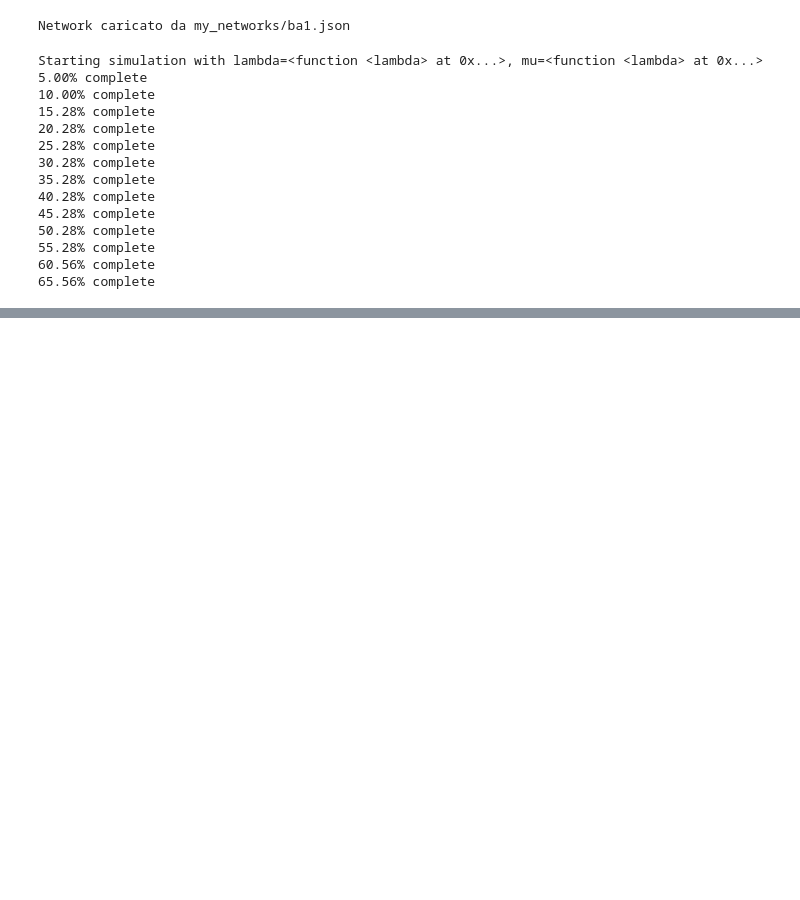
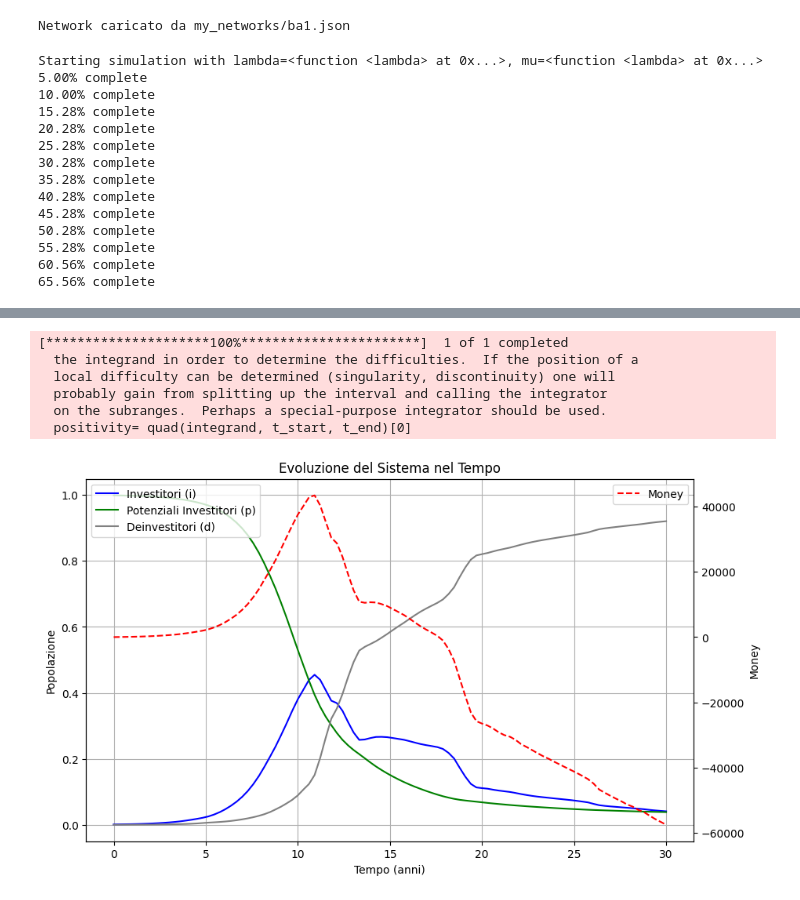
Before and after one commit to NexganGH/Ponzi-Scheme, a Jupyter notebook: pde_calculator.ipynb, the cells around one changed output, grey strips where cells are left out. Cells and saved outputs as stored; diff of their text form; code cells hidden in the pictures; blank space fills up the shorter version.

```diff
--- a/pde_calculator.ipynb
+++ b/pde_calculator.ipynb
@@ -211 +258,27 @@ net2.print_k_info()
 'Mean: 3.9994, k^2: 61.36'
+# %%
+from differential_equations_2 import DifferentialEquations2
+from networks.interest_calculator import InterestCalculator
+from data import Data
+data = Data()
+data.download()
+interest_calculator2 = InterestCalculator(r_p=lambda _: 0.1, r_r=data.interpolated_r_r)
+
+interest_calculator2.compute_market_positivity(0, 30, 100)
+
+eq = DifferentialEquations2(
+    N=1000, M=100,
+    lambda_= lambda ti: interest_calculator2.lambda_from_rr_func(base=0.1, min=0, max=0.1, steepness=30)(ti) + 0.1, avg_k=5,
+    mu =interest_calculator2.mu_from_rr_func(0.2, 0.1, 0.6, 150), rr=interest_calculator2.r_r, rp=lambda t: 0.1, ponzi_capital=0
+)
+
+eq.solve_densities(0, 30, 100)
+eq.graph('asd')
+# %% [output]
+[*********************100%***********************]  1 of 1 completed
+  the integrand in order to determine the difficulties.  If the position of a
+  local difficulty can be determined (singularity, discontinuity) one will
+  probably gain from splitting up the interval and calling the integrator
+  on the subranges.  Perhaps a special-purpose integrator should be used.
+  positivity= quad(integrand, t_start, t_end)[0]
+[figure, added]
```
Also changed, not shown: parts of 10 cells of this notebook, 16 other files.
